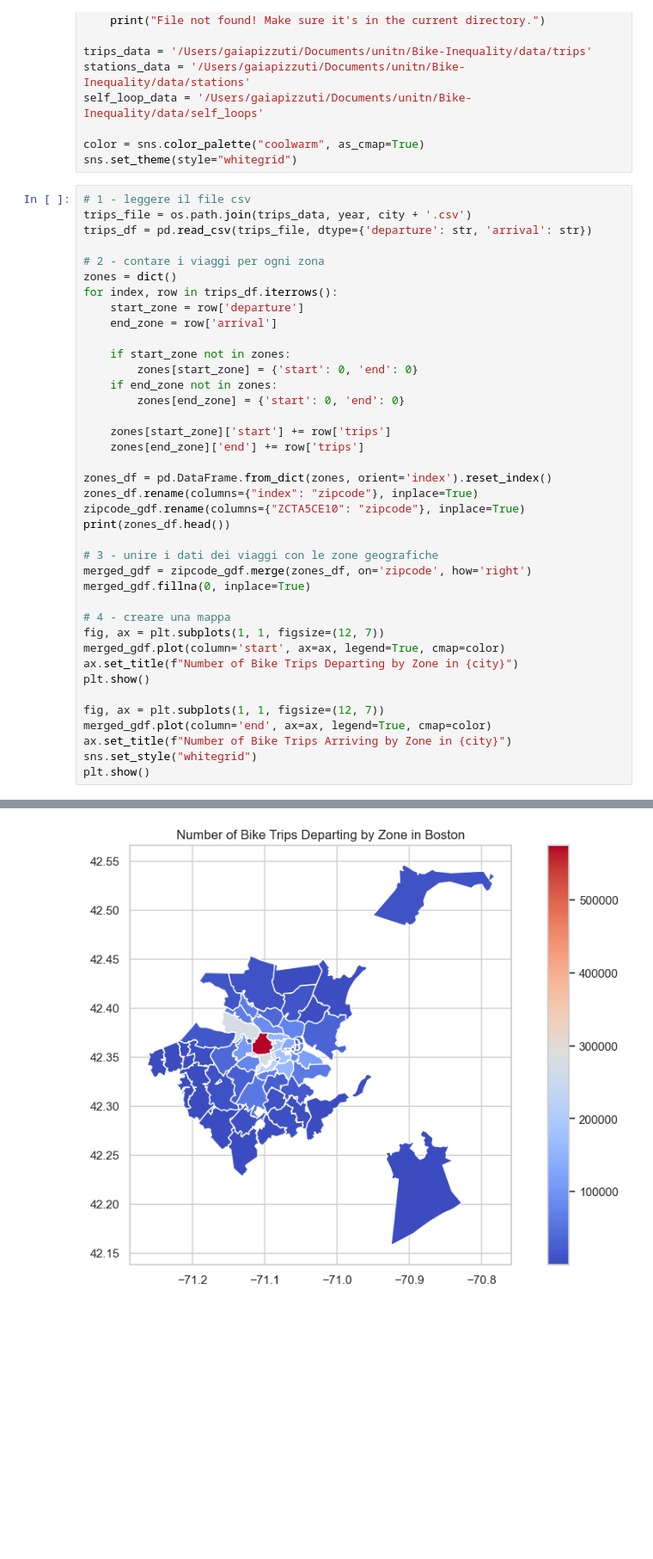
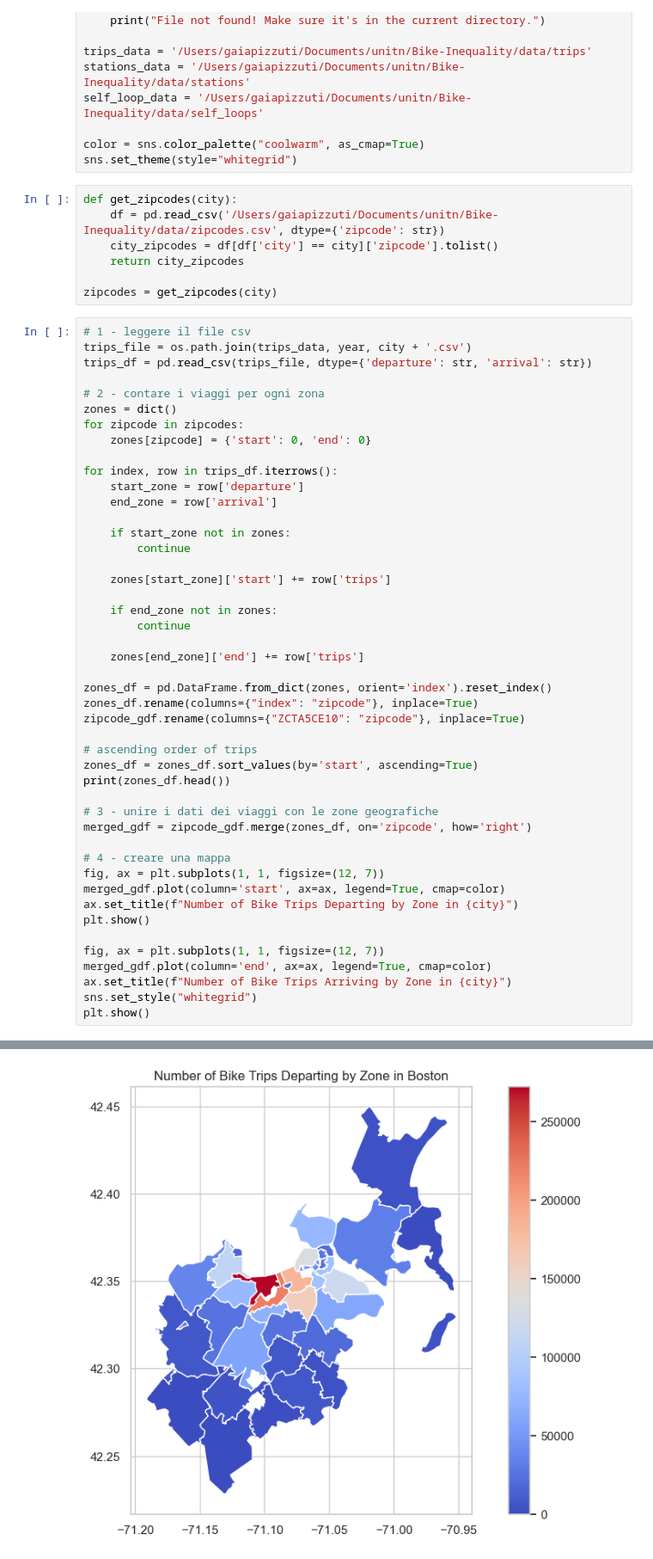
Before and after one commit to GaiaPizzuti/Bike-Inequality, a Jupyter notebook: src/notebook/trips_zones.ipynb, the cells around one changed output, grey strips where cells are left out. Shown at 86% size. Saved outputs shown, nothing was run; the diff lists cells and outputs as text; blank space fills up the shorter version.

Commit message:
self loop e gestione zipcodes

```diff
--- a/src/notebook/trips_zones.ipynb
+++ b/src/notebook/trips_zones.ipynb
@@ -34,6 +34,13 @@ self_loop_data = '/Users/gaiapizzuti/Documents/unitn/Bike-Inequality/data/self_l
 
 color = sns.color_palette("coolwarm", as_cmap=True)
 sns.set_theme(style="whitegrid")
+# %%
+def get_zipcodes(city):
+    df = pd.read_csv('/Users/gaiapizzuti/Documents/unitn/Bike-Inequality/data/zipcodes.csv', dtype={'zipcode': str})
+    city_zipcodes = df[df['city'] == city]['zipcode'].tolist()
+    return city_zipcodes
+
+zipcodes = get_zipcodes(city)
 # %%
 # 1 - leggere il file csv
 trips_file = os.path.join(trips_data, year, city + '.csv')
@@ -41,26 +48,33 @@ trips_df = pd.read_csv(trips_file, dtype={'departure': str, 'arrival': str})
 
 # 2 - contare i viaggi per ogni zona
 zones = dict()
+for zipcode in zipcodes:
+    zones[zipcode] = {'start': 0, 'end': 0}
+
 for index, row in trips_df.iterrows():
     start_zone = row['departure']
     end_zone = row['arrival']
 
     if start_zone not in zones:
-        zones[start_zone] = {'start': 0, 'end': 0}
-    if end_zone not in zones:
-        zones[end_zone] = {'start': 0, 'end': 0}
+        continue
 
     zones[start_zone]['start'] += row['trips']
+
+    if end_zone not in zones:
+        continue
+
     zones[end_zone]['end'] += row['trips']
 
 zones_df = pd.DataFrame.from_dict(zones, orient='index').reset_index()
 zones_df.rename(columns={"index": "zipcode"}, inplace=True)
 zipcode_gdf.rename(columns={"ZCTA5CE10": "zipcode"}, inplace=True)
+
+# ascending order of trips
+zones_df = zones_df.sort_values(by='start', ascending=True)
 print(zones_df.head())
 
 # 3 - unire i dati dei viaggi con le zone geografiche
 merged_gdf = zipcode_gdf.merge(zones_df, on='zipcode', how='right')
-merged_gdf.fillna(0, inplace=True)
 
 # 4 - creare una mappa
 fig, ax = plt.subplots(1, 1, figsize=(12, 7))
@@ -83 +97 @@ plt.show()
-[figure, old version]
+[figure, new version]
```
Also changed, not shown: parts of 5 cells of this notebook, 3 other files.
